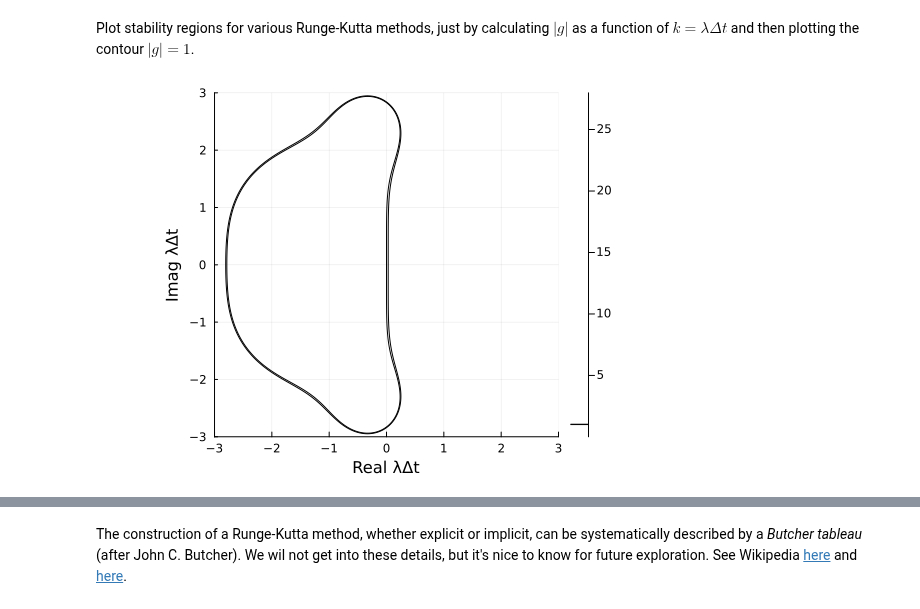
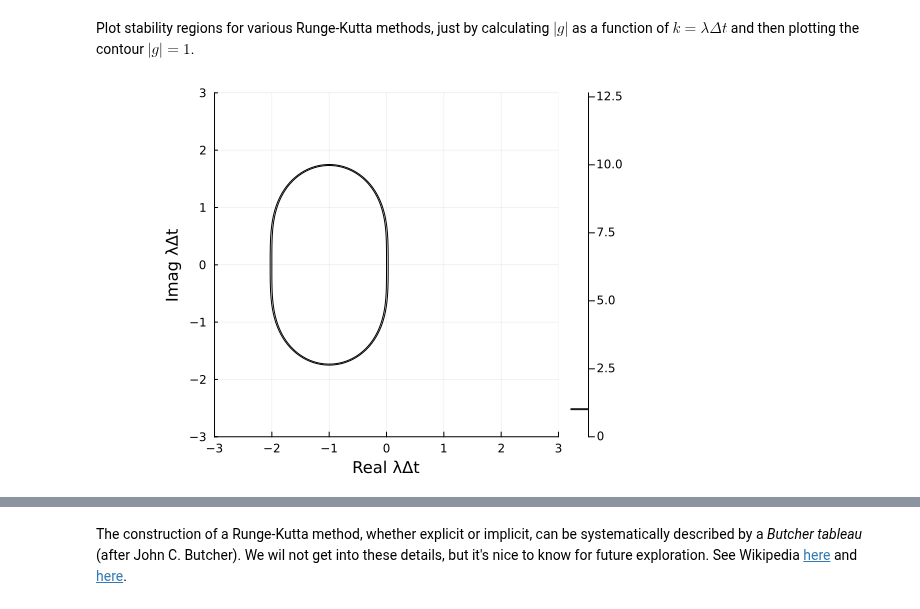
Before and after one commit to mitmath/numerical_hub, a Jupyter notebook: notes/ODE-RungeKutta.ipynb, the cells around one changed output, grey strips where cells are left out. Cells and saved outputs as stored; diff of their text form; code cells hidden in the pictures.

```diff
--- a/notes/ODE-RungeKutta.ipynb
+++ b/notes/ODE-RungeKutta.ipynb
@@ -25,36 +25,36 @@ y = repeat(reshape(yv, :, 1), 1, Nx)   # Ny × Nx
 
 # Complex grid
 z = x .+ im .* y
 
 # --- Choose method ---
 
 # Runge-Kutta 2
-# g = 1 .+ z .+ 0.5 .* z.^2
+g = 1 .+ z .+ 0.5 .* z.^2
 
 # or Runge-Kutta 4
-g = 1 .+ z .+ 0.5 .* z.^2 .+ (1/6) .* z.^3 .+ (1/24) .* z.^4
+# g = 1 .+ z .+ 0.5 .* z.^2 .+ (1/6) .* z.^3 .+ (1/24) .* z.^4
 
 # Magnitude
 gmag = abs.(g)
 
 # Contour levels
 levels = [1.0, 1.03]
 
 # Plot contour
 contour(xv, yv, gmag;
     levels = levels,
     color = :black,
     linewidth = 1,
     xlabel = "Real λΔt",
     ylabel = "Imag λΔt",
     xlims = (x0, x1),
     ylims = (y0, y1),
     aspect_ratio = :equal,
     grid = true,
     label = false
 )
 # %% [output]
-[figure, old version]
+[figure, new version]
 # %% [markdown]
 Note that size of stability region increases with increased accuracy (unlike multi-step schemes)!
 
```
Also changed, not shown: 1 other file.
